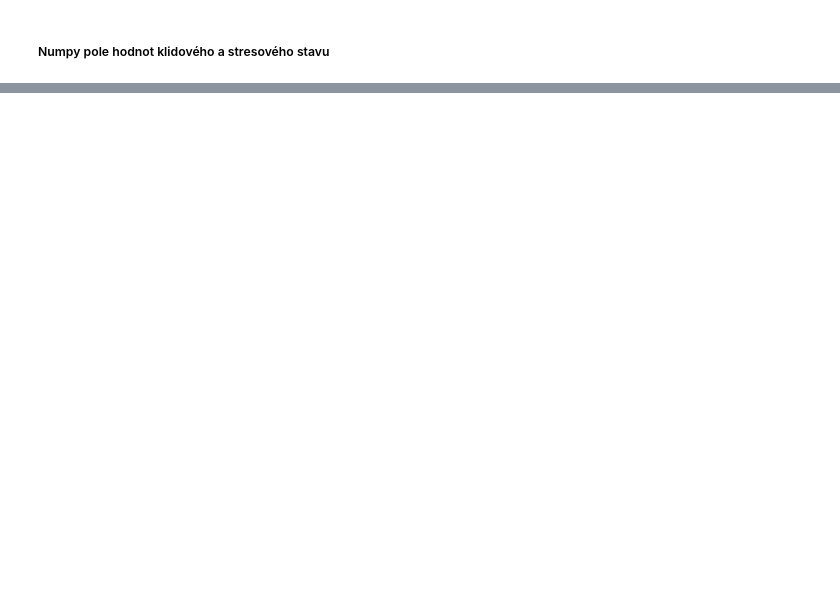
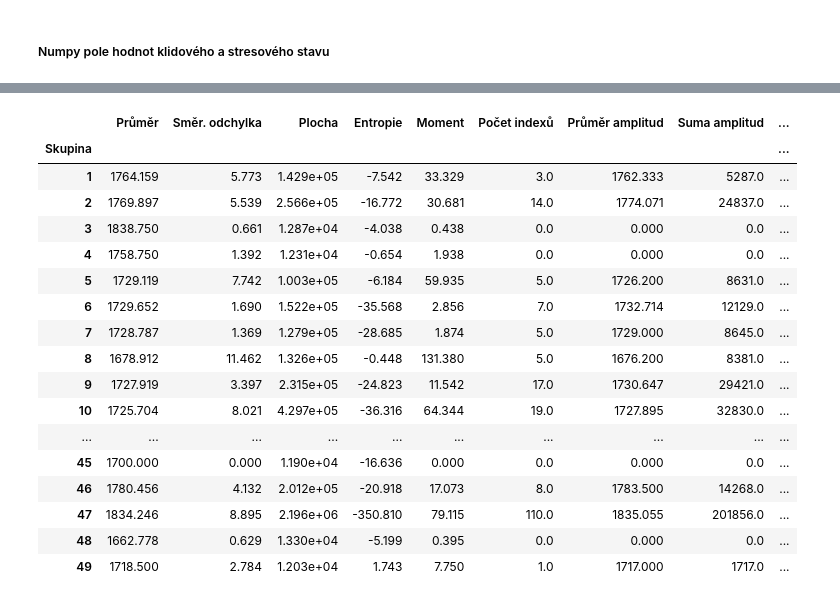
Before and after one commit to Vojtech-Benda/AUI, a Jupyter notebook: cviceni2/cviceni2.ipynb, the cells around one changed output, grey strips where cells are left out. Saved outputs shown, nothing was run; the diff lists cells and outputs as text; code cells hidden in the pictures; blank space fills up the shorter version.

```diff
--- a/cviceni2/cviceni2.ipynb
+++ b/cviceni2/cviceni2.ipynb
@@ -219,0 +190,25 @@ Pole hodnot: klid: (8, 25), stres: (8, 24)
+# %%
+np.random.seed(0)
+noveIndexyRadku = np.random.permutation(klidStresPole.shape[0])
+klidStresPolePrehazene = klidStresPole[noveIndexyRadku, :]
+klidTabulka = pandas.DataFrame(klidStresPolePrehazene, columns=sloupce)
+klidTabulka.set_index(pandas.Index(range(1, radky + 1), name="Skupina"))
+# %% [output]
+|  | Průměr | Směr. odchylka | Plocha | Entropie | Moment | Počet indexů | Průměr amplitud | Suma amplitud | ... |
+| Skupina |  |  |  |  |  |  |  |  | ... |
+| 1 | 1764.159 | 5.773 | 1.429e+05 | -7.542 | 33.329 | 3.0 | 1762.333 | 5287.0 | ... |
+| 2 | 1769.897 | 5.539 | 2.566e+05 | -16.772 | 30.681 | 14.0 | 1774.071 | 24837.0 | ... |
+| 3 | 1838.750 | 0.661 | 1.287e+04 | -4.038 | 0.438 | 0.0 | 0.000 | 0.0 | ... |
+| 4 | 1758.750 | 1.392 | 1.231e+04 | -0.654 | 1.938 | 0.0 | 0.000 | 0.0 | ... |
+| 5 | 1729.119 | 7.742 | 1.003e+05 | -6.184 | 59.935 | 5.0 | 1726.200 | 8631.0 | ... |
+| 6 | 1729.652 | 1.690 | 1.522e+05 | -35.568 | 2.856 | 7.0 | 1732.714 | 12129.0 | ... |
+| 7 | 1728.787 | 1.369 | 1.279e+05 | -28.685 | 1.874 | 5.0 | 1729.000 | 8645.0 | ... |
+| 8 | 1678.912 | 11.462 | 1.326e+05 | -0.448 | 131.380 | 5.0 | 1676.200 | 8381.0 | ... |
+| 9 | 1727.919 | 3.397 | 2.315e+05 | -24.823 | 11.542 | 17.0 | 1730.647 | 29421.0 | ... |
+| 10 | 1725.704 | 8.021 | 4.297e+05 | -36.316 | 64.344 | 19.0 | 1727.895 | 32830.0 | ... |
+| ... | ... | ... | ... | ... | ... | ... | ... | ... | ... |
+| 45 | 1700.000 | 0.000 | 1.190e+04 | -16.636 | 0.000 | 0.0 | 0.000 | 0.0 | ... |
+| 46 | 1780.456 | 4.132 | 2.012e+05 | -20.918 | 17.073 | 8.0 | 1783.500 | 14268.0 | ... |
+| 47 | 1834.246 | 8.895 | 2.196e+06 | -350.810 | 79.115 | 110.0 | 1835.055 | 201856.0 | ... |
+| 48 | 1662.778 | 0.629 | 1.330e+04 | -5.199 | 0.395 | 0.0 | 0.000 | 0.0 | ... |
+| 49 | 1718.500 | 2.784 | 1.203e+04 | 1.743 | 7.750 | 1.0 | 1717.000 | 1717.0 | ... |
```
Also changed, not shown: parts of 8 cells of this notebook.
